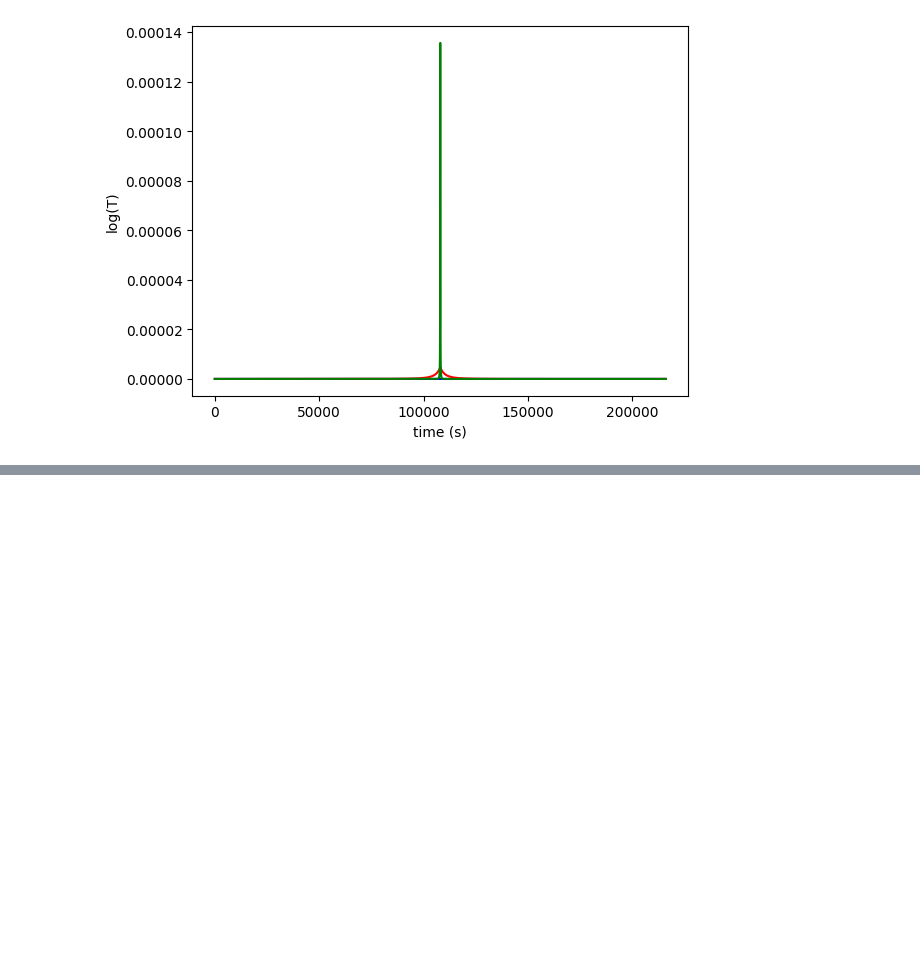
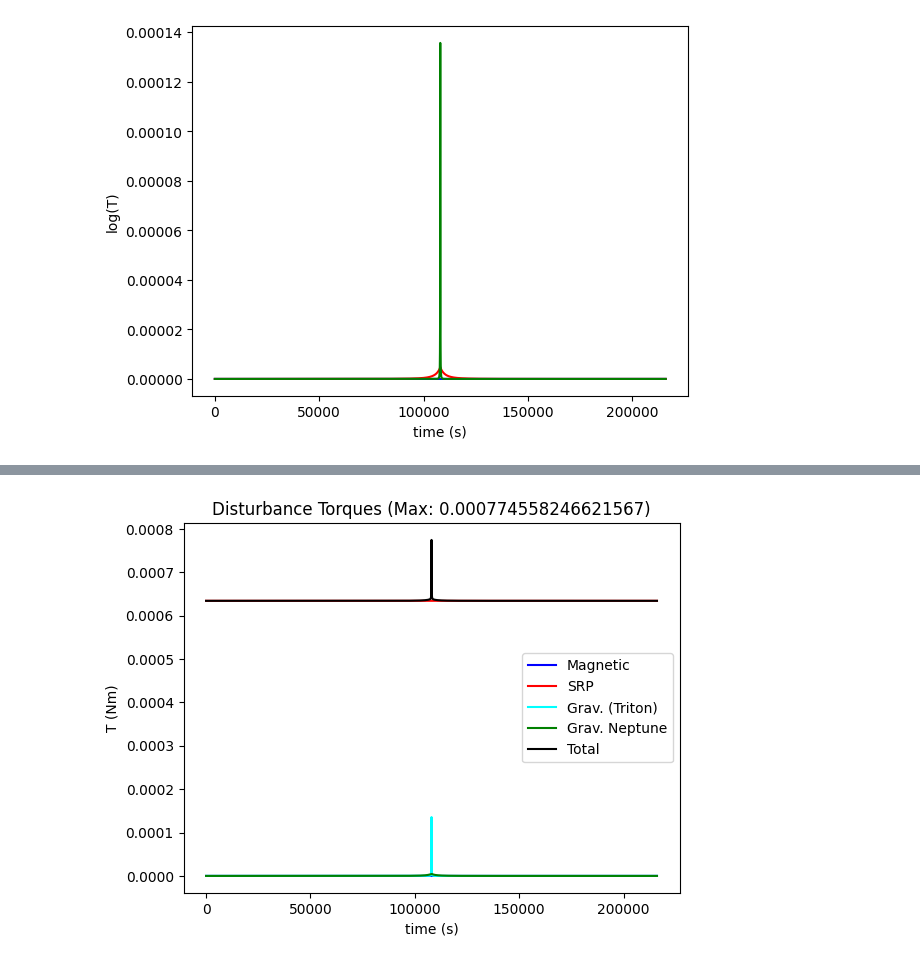
Before and after one commit to Menamonmon/on-axis-momentum, a Jupyter notebook: disturbances.ipynb, the cells around one changed output, grey strips where cells are left out. Saved outputs shown, nothing was run; the diff lists cells and outputs as text; code cells hidden in the pictures; blank space fills up the shorter version.

Commit message:
finalized disturbances

```diff
--- a/disturbances.ipynb
+++ b/disturbances.ipynb
@@ -31,7 +38,10 @@ Iy = Iz / 2
 
 I = np.array([Ix, Iy, Iz]) # A vector representing the moment of inertia about the 3 axes
 
-t = np.arange(0, 2.16e5, )
+if dataframe is not None:
+	t = dataframe["t"]
+else:
+	t = np.arange(0, 2.16e5, 3000)
 # %%
 # Gravity gradient disturbances constants
 
@@ -65,8 +75,12 @@ def Tg(R, mu, I):
 	Tg = np.abs(Iz - Iy) * coeff
 	return Tg
 
-Tg_neptune = np.vectorize(lambda R: Tg(R, mu_neptune, I))(Rt_neptune)
-Tg_triton = np.vectorize(lambda R: Tg(R, mu_triton, I))(Rt_triton)
+if dataframe is not None:
+	Tg_neptune = dataframe["Tg_neptune"]
+	Tg_triton = dataframe["Tg_triton"]
+else:
+	Tg_neptune = np.vectorize(lambda R: Tg(R, mu_neptune, I))(Rt_neptune)
+	Tg_triton = np.vectorize(lambda R: Tg(R, mu_triton, I))(Rt_triton)
 
 
 # Plotting the gravitational disturbance torque from Neptune and Triton relative to each other
@@ -115,7 +129,10 @@ def Tm(R):
 	B_T = B * 1e-6
 	return B_T * D
 
-Tm_neptune = np.vectorize(Tm)(Rt_neptune)
+if dataframe is not None:
+	Tm_neptune = dataframe["Tm_neptune"]
+else:
+	Tm_neptune = np.vectorize(Tm)(Rt_neptune)
 
 # Plotting the gravitational disturbance torque from Neptune and Triton relative to each other
 plt.plot(t, Tm_neptune, color="blue")
@@ -154,6 +171,8 @@ def Ts(t):
 	# total area but instead half so that the torques on the opposite sides do not cancel out
 	T_solar = F * 1/2 * max_spectorometer_distance_from_center * 1/2
 	return T_solar
-
-Ts_t = np.vectorize(Ts)(t)
+if dataframe is not None:
+	Ts_t = dataframe["Ts_t"]
+else:
+	Ts_t = np.vectorize(Ts)(t)
 # %%
@@ -191,0 +197,17 @@ dataframe.to_csv("./data/cached_disturbances_time_series.csv", encoding="utf-8")
+# %%
+# Plotting the total torque over the course of the mission
+T = Tg_neptune + Tg_triton + Tm_neptune + Ts_t
+
+plt.plot(t, Tm_neptune, color="blue", label="Magnetic")
+plt.plot(t, Ts_t, color="red", label="SRP")
+plt.plot(t, Tg_triton, color="cyan", label="Grav. (Triton)")
+plt.plot(t, Tg_neptune, color="green", label="Grav. Neptune")
+plt.plot(t, T, color="black", label="Total")
+plt.legend()
+
+plt.title(f"Disturbance Torques (Max: {np.max(T)})")
+plt.xlabel("time (s)")
+plt.ylabel("T (Nm)")
+plt.show()
+# %% [output]
+[figure, added]
```
Also changed, not shown: parts of 3 cells of this notebook, 1 other file.
